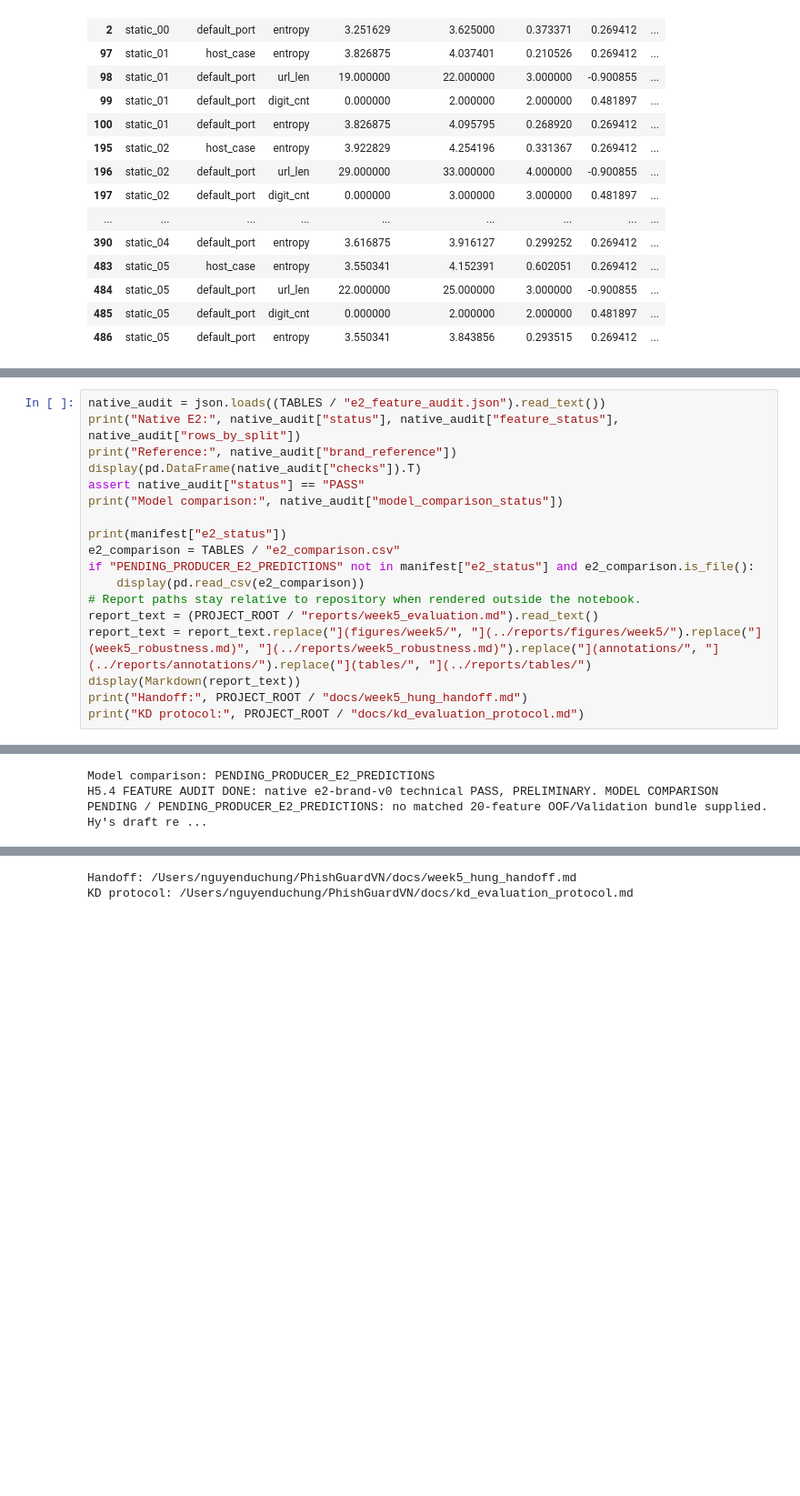
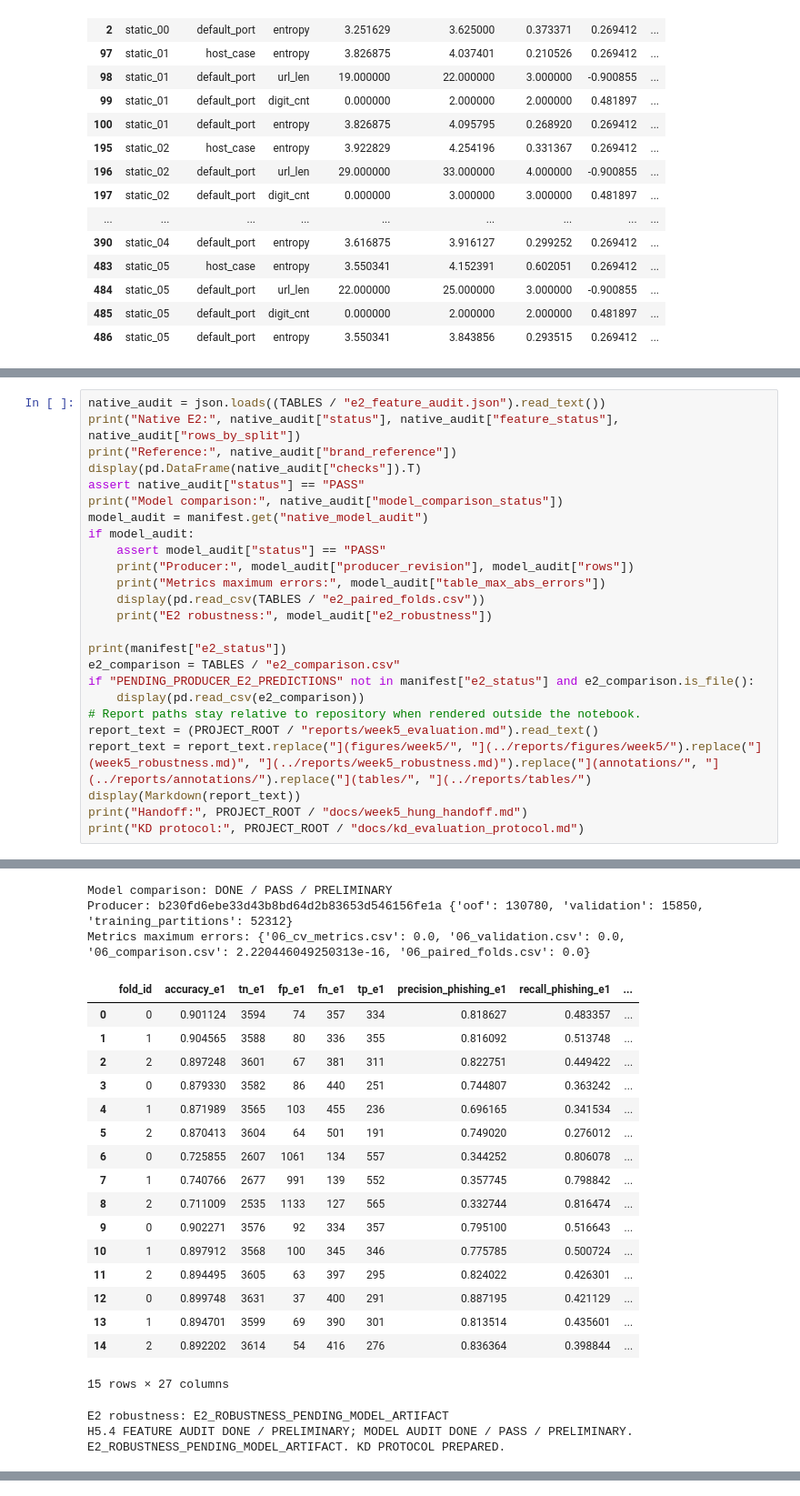
Before and after one commit to phuctran33/PhishGuardVN, a Jupyter notebook: notebooks/05_error_robustness.ipynb, the cells around one changed output, grey strips where cells are left out. Shown at 91% size. Saved outputs shown, nothing was run; the diff lists cells and outputs as text; blank space fills up the shorter version.

Commit message:
Complete native E1/E2 audit and human review handoff

```diff
--- a/notebooks/05_error_robustness.ipynb
+++ b/notebooks/05_error_robustness.ipynb
@@ -353,38 +351,65 @@ print("Reference:", native_audit["brand_reference"])
 display(pd.DataFrame(native_audit["checks"]).T)
 assert native_audit["status"] == "PASS"
 print("Model comparison:", native_audit["model_comparison_status"])
+model_audit = manifest.get("native_model_audit")
+if model_audit:
+    assert model_audit["status"] == "PASS"
+    print("Producer:", model_audit["producer_revision"], model_audit["rows"])
+    print("Metrics maximum errors:", model_audit["table_max_abs_errors"])
+    display(pd.read_csv(TABLES / "e2_paired_folds.csv"))
+    print("E2 robustness:", model_audit["e2_robustness"])
 
 print(manifest["e2_status"])
 e2_comparison = TABLES / "e2_comparison.csv"
 if "PENDING_PRODUCER_E2_PREDICTIONS" not in manifest["e2_status"] and e2_comparison.is_file():
     display(pd.read_csv(e2_comparison))
 # Report paths stay relative to repository when rendered outside the notebook.
 report_text = (PROJECT_ROOT / "reports/week5_evaluation.md").read_text()
 report_text = report_text.replace("](figures/week5/", "](../reports/figures/week5/").replace("](week5_robustness.md)", "](../reports/week5_robustness.md)").replace("](annotations/", "](../reports/annotations/").replace("](tables/", "](../reports/tables/")
 display(Markdown(report_text))
 print("Handoff:", PROJECT_ROOT / "docs/week5_hung_handoff.md")
 print("KD protocol:", PROJECT_ROOT / "docs/kd_evaluation_protocol.md")
 # %% [output]
 Native E2: PASS PRELIMINARY {'train': {'x': 13078, 'excluded': 2}, 'val': {'x': 1585, 'excluded': 0}}
 Reference: {'file': 'brand_reference_v1.csv', 'sha256': '32198c1734bacd23263eae979465e22d95c2038bfa63cb2107fdbe8cd115f1cf', 'n_brands': 37, 'status_counts': {'draft': 37}, 'n_missing_source_accessed': ...
 |  | status | detail |
 | partition_version | PASS | Require native trainval / e2-bran... |
 | schema_order | PASS | Exactly id + unchanged 12 lexical... |
 | eligible_ids | PASS | Exact eligible Core Train/Validat... |
 | numeric_finite | PASS | All 20 features numeric; no NaN/Inf |
 | brand_value_contract | PASS | Native binary flags, typo range a... |
 | excluded_ids | PASS | Excluded IDs exactly match E1 exc... |
 | excluded_reasons | PASS | E2 exclusion reasons match the un... |
 | lexical_parity_by_id | PASS | Compare 12 E1 columns by ID, abso... |
 | fold_ids | PASS | Same three eligible domain folds |
 | domain_groups | PASS | No domain crosses outer folds or ... |
 | manifest_counts_ids | PASS | Native counts, split supports and... |
 | dictionary | PASS | Native brand definitions/order/ve... |
 | reference_hash | PASS | Reference summary/hash matches th... |
 | input_provenance | PASS | Input and Train/Validation split-... |
 | freeze_claim | PASS | A draft reference cannot claim fr... |
-Model comparison: PENDING_PRODUCER_E2_PREDICTIONS
-H5.4 FEATURE AUDIT DONE: native e2-brand-v0 technical PASS, PRELIMINARY. MODEL COMPARISON PENDING / PENDING_PRODUCER_E2_PREDICTIONS: no matched 20-feature OOF/Validation bundle supplied. Hy's draft re ...
+Model comparison: DONE / PASS / PRELIMINARY
+Producer: b230fd6ebe33d43b8bd64d2b83653d546156fe1a {'oof': 130780, 'validation': 15850, 'training_partitions': 52312}
+Metrics maximum errors: {'06_cv_metrics.csv': 0.0, '06_validation.csv': 0.0, '06_comparison.csv': 2.220446049250313e-16, '06_paired_folds.csv': 0.0}
+|  | fold_id | accuracy_e1 | tn_e1 | fp_e1 | fn_e1 | tp_e1 | precision_phishing_e1 | recall_phishing_e1 | ... |
+| 0 | 0 | 0.901124 | 3594 | 74 | 357 | 334 | 0.818627 | 0.483357 | ... |
+| 1 | 1 | 0.904565 | 3588 | 80 | 336 | 355 | 0.816092 | 0.513748 | ... |
+| 2 | 2 | 0.897248 | 3601 | 67 | 381 | 311 | 0.822751 | 0.449422 | ... |
+| 3 | 0 | 0.879330 | 3582 | 86 | 440 | 251 | 0.744807 | 0.363242 | ... |
+| 4 | 1 | 0.871989 | 3565 | 103 | 455 | 236 | 0.696165 | 0.341534 | ... |
+| 5 | 2 | 0.870413 | 3604 | 64 | 501 | 191 | 0.749020 | 0.276012 | ... |
+| 6 | 0 | 0.725855 | 2607 | 1061 | 134 | 557 | 0.344252 | 0.806078 | ... |
+| 7 | 1 | 0.740766 | 2677 | 991 | 139 | 552 | 0.357745 | 0.798842 | ... |
+| 8 | 2 | 0.711009 | 2535 | 1133 | 127 | 565 | 0.332744 | 0.816474 | ... |
+| 9 | 0 | 0.902271 | 3576 | 92 | 334 | 357 | 0.795100 | 0.516643 | ... |
+| 10 | 1 | 0.897912 | 3568 | 100 | 345 | 346 | 0.775785 | 0.500724 | ... |
+| 11 | 2 | 0.894495 | 3605 | 63 | 397 | 295 | 0.824022 | 0.426301 | ... |
+| 12 | 0 | 0.899748 | 3631 | 37 | 400 | 291 | 0.887195 | 0.421129 | ... |
+| 13 | 1 | 0.894701 | 3599 | 69 | 390 | 301 | 0.813514 | 0.435601 | ... |
+| 14 | 2 | 0.892202 | 3614 | 54 | 416 | 276 | 0.836364 | 0.398844 | ... |
+15 rows × 27 columns
+E2 robustness: E2_ROBUSTNESS_PENDING_MODEL_ARTIFACT
+H5.4 FEATURE AUDIT DONE / PRELIMINARY; MODEL AUDIT DONE / PASS / PRELIMINARY. E2_ROBUSTNESS_PENDING_MODEL_ARTIFACT. KD PROTOCOL PREPARED.
 # PhishGuardVN — Week 5 evaluation (Hưng)
 
 ## Status and provenance
@@ -445,5 +470,3 @@ Strata tables include every fold, source, tier, fixed URL-length/entropy bin and
 | label | phishing | 2074 | 24 | 0.1586 | 0.0151 | -0.1434 |
 
 | split | url_len_mean | url_len_median | url_len_min | url_len_max | entropy_mean | entropy_median | entropy_min | entropy_max |
-Handoff: /Users/nguyenduchung/PhishGuardVN/docs/week5_hung_handoff.md
-KD protocol: /Users/nguyenduchung/PhishGuardVN/docs/kd_evaluation_protocol.md
```
Also changed, not shown: parts of 3 cells of this notebook, 12 other files.
